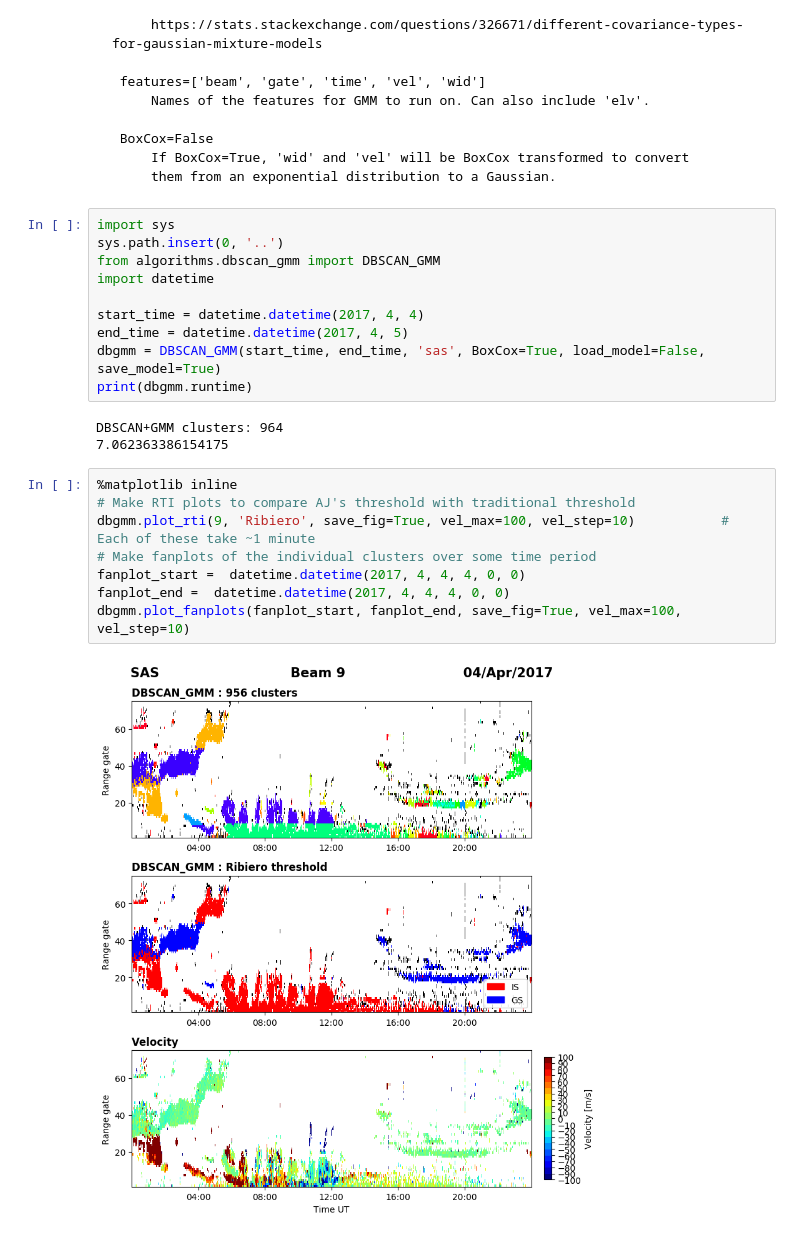
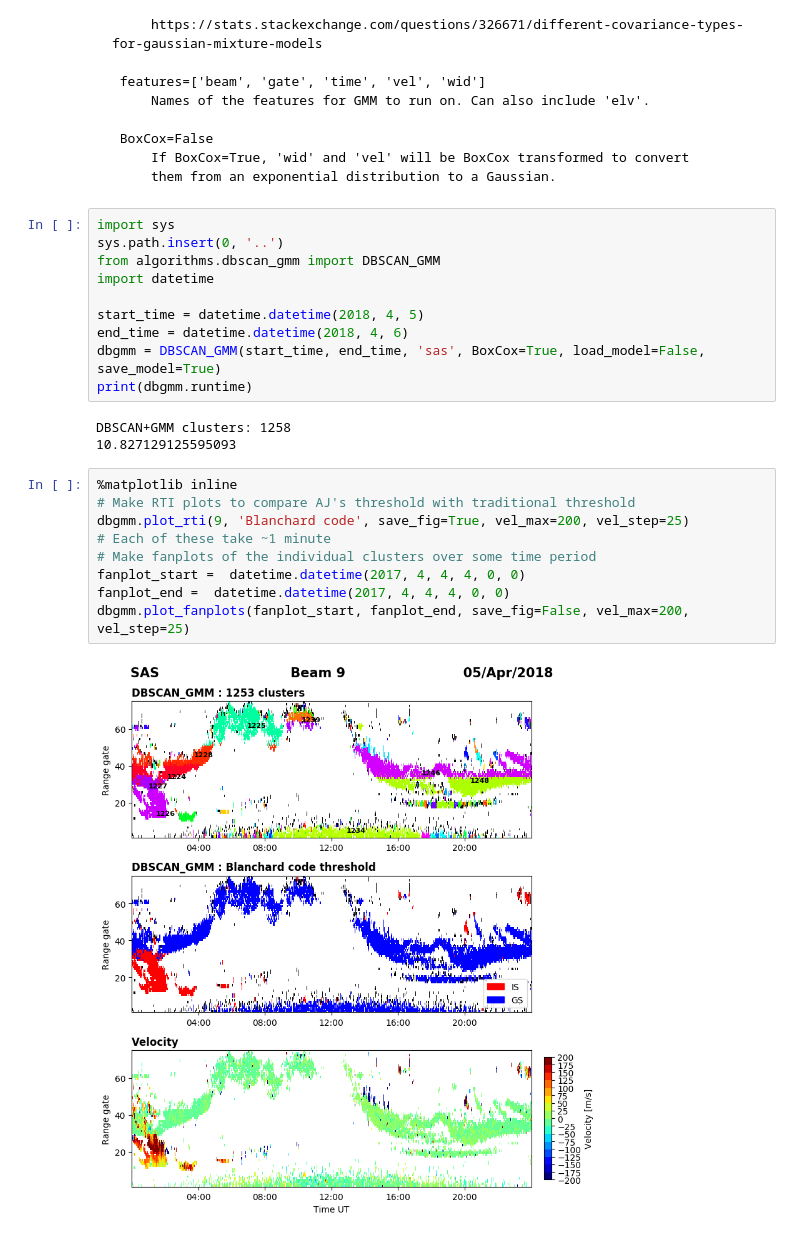
Before and after one commit to vtsuperdarn/clustering_superdarn_data, a Jupyter notebook: plotters/dbscan_gmm.ipynb, the cells around one changed output. Cells and saved outputs as stored; diff of their text form.

```diff
--- a/plotters/dbscan_gmm.ipynb
+++ b/plotters/dbscan_gmm.ipynb
@@ -59,20 +59,20 @@ sys.path.insert(0, '..')
 from algorithms.dbscan_gmm import DBSCAN_GMM
 import datetime
 
-start_time = datetime.datetime(2017, 4, 4)
-end_time = datetime.datetime(2017, 4, 5)
+start_time = datetime.datetime(2018, 4, 5)
+end_time = datetime.datetime(2018, 4, 6)
 dbgmm = DBSCAN_GMM(start_time, end_time, 'sas', BoxCox=True, load_model=False, save_model=True)
 print(dbgmm.runtime)
 # %% [output]
-DBSCAN+GMM clusters: 964
-7.062363386154175
+DBSCAN+GMM clusters: 1258
+10.827129125595093
 # %%
 %matplotlib inline
 # Make RTI plots to compare AJ's threshold with traditional threshold
-dbgmm.plot_rti(9, 'Ribiero', save_fig=True, vel_max=100, vel_step=10)           # Each of these take ~1 minute
+dbgmm.plot_rti(9, 'Blanchard code', save_fig=True, vel_max=200, vel_step=25)           # Each of these take ~1 minute
 # Make fanplots of the individual clusters over some time period
 fanplot_start =  datetime.datetime(2017, 4, 4, 4, 0, 0)
 fanplot_end =  datetime.datetime(2017, 4, 4, 4, 0, 0)
-dbgmm.plot_fanplots(fanplot_start, fanplot_end, save_fig=True, vel_max=100, vel_step=10)
+dbgmm.plot_fanplots(fanplot_start, fanplot_end, save_fig=False, vel_max=200, vel_step=25)
 # %% [output]
-[figure, old version]
+[figure, new version]
```
Also changed, not shown: parts of 1 cell of this notebook, 5 other files.
